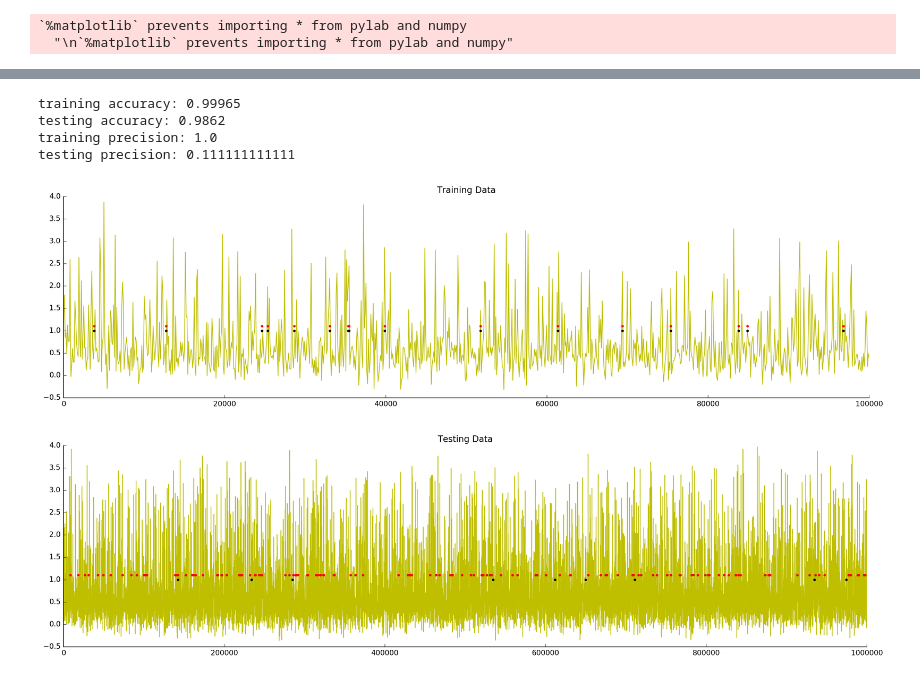
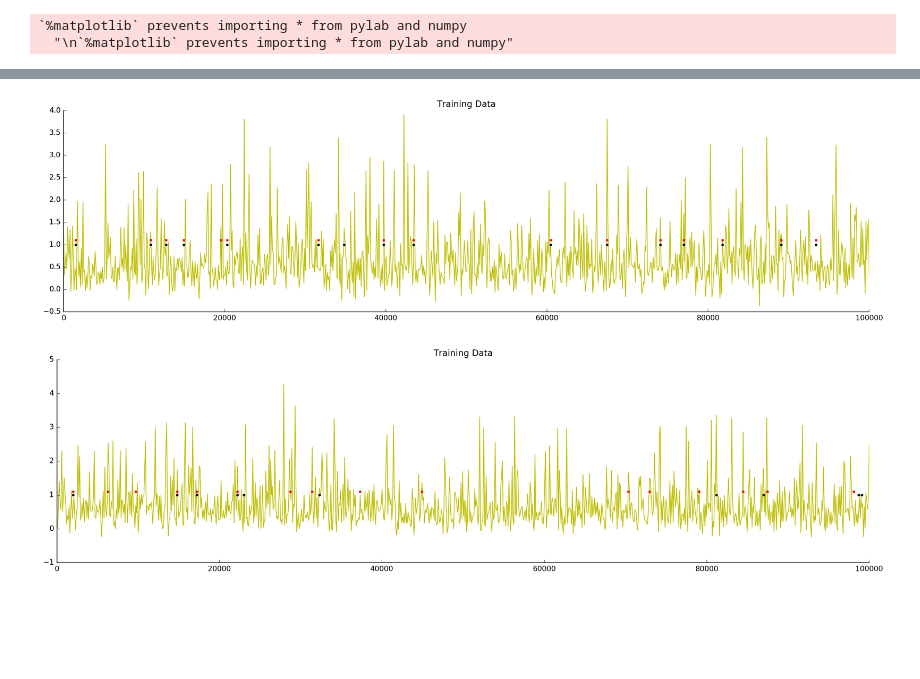
Before and after one commit to torbenator/calcium_spikes, a Jupyter notebook: calcium_imaging.ipynb, the cells around one changed output, grey strips where cells are left out. Saved outputs shown, nothing was run; the diff lists cells and outputs as text; code cells hidden in the pictures; blank space fills up the shorter version.

Commit message:
organizing and norming calcium data. xgboost does well.

```diff
--- a/calcium_imaging.ipynb
+++ b/calcium_imaging.ipynb
@@ -48,4 +85,5 @@ srate = int(np.floor(this_entry['fps'])) # frames per second I think
 # %%
+
 def build_offset_features(raw_dat,n_offsets, forward=True, backward=True, verbose=False):
     '''
     Builds a feature matrix of imaging data n points away
@@ -73,17 +111,19 @@ def build_offset_features(raw_dat,n_offsets, forward=True, backward=True, verbos
 
     return output_mat[1:,:]
 
+
 def build_derivative_features(raw_dat):
     pre_diff=np.zeros(raw_dat.shape)
     post_diff=np.zeros(raw_dat.shape)
     diff2=np.zeros(raw_dat.shape)
 
     pre_diff[0,0:-1] = np.diff(raw_dat)
-    post_diff[0,0:-1] = np.diff(raw_dat)
+    post_diff[0,1:] = np.diff(raw_dat)
 
     diff2[0,1:-1] = np.diff(np.diff(raw_dat))
 
     return np.vstack([pre_diff,post_diff,diff2])
+
 
 def build_smoothed_features(raw_dat,n_smooths=5):
 
@@ -93,3 +133,13 @@ def build_smoothed_features(raw_dat,n_smooths=5):
         smooth_mat[n,:]=scipy.signal.medfilt(raw_dat[0,:],this_medfilt)
         this_medfilt+=2
     return smooth_mat
+
+
+def gkern(kernlen=21, nsig=3):
+    """Returns a 1D Gaussian kernel array."""
+
+    interval = (2*nsig+1.)/(kernlen)
+    x = np.linspace(-nsig-interval/2., nsig+interval/2., kernlen+1)
+    kern1d = np.diff(st.norm.cdf(x))
+
+    return kern1d
@@ -116,8 +195,11 @@ plt.plot(calcium_feature_mat[:,:1000].T);
 # %%
 
-toy_calcium = calcium_feature_mat[:,0:50000]
-toy_spikes = spikes[0,0:50000]
-
-X_train, X_test, y_train, y_test = train_test_split(toy_calcium.T, toy_spikes.T, test_size=0.2, random_state=0)
-print X_train.shape
+# toy_calcium = calcium_feature_mat[:,0:50000]
+# toy_spikes = spikes[0,0:50000]
+all_spikes[all_spikes>1]=1
+X_train, X_test, y_train, y_test = train_test_split(calcium_feature_mat.T, all_spikes.T, test_size=0.2, random_state=0)
+print(X_train.shape)
+print(X_test.shape)
+print(y_train.shape)
+print(y_test.shape)
 # %% [output]
@@ -157,20 +283,3 @@ scores = model.get_score(importance_type='gain')
-# %%
-Yr_rounded = np.array([round(i) for i in Yr]);
-Yt_rounded = np.array([round(i) for i in Yt]);
-train_accuracy = accuracy_score(y_train,Yr_rounded)
-print 'training accuracy: ' + str(train_accuracy)
-test_accuracy = accuracy_score(y_test,Yt_rounded)
-print 'testing accuracy: ' + str(test_accuracy)
-
-train_precision = precision_score(y_train,Yr_rounded)
-print 'training precision: ' + str(train_precision)
-test_precision = precision_score(y_test,Yt_rounded)
-print 'testing precision: ' + str(test_precision)
-# %% [output]
-training accuracy: 0.99965
-testing accuracy: 0.9862
-training precision: 1.0
-testing precision: 0.111111111111
 # %%
 zoom_inds = [0,1000]
 x_axis = np.linspace(zoom_inds[0],srate*zoom_inds[1],zoom_inds[1]-zoom_inds[0])
@@ -179,41 +288,41 @@ fig = plt.figure(figsize=(20,5))
 ax1 = fig.add_subplot(1,1,1)
 ax1.plot(x_axis,X_train[zoom_inds[0]:zoom_inds[1],0],'y')
 ax1.set_title('Training Data')
-plotting_Yr = Yr_rounded[zoom_inds[0]:zoom_inds[1]]
+
+plotting_Yr = Yr_rounded[zoom_inds[0]:zoom_inds[1]].T
 inds = np.where(plotting_Yr)
 ax1.plot(x_axis[inds],plotting_Yr[inds],'k.')
-plotting_y_train = y_train[zoom_inds[0]:zoom_inds[1]]
-inds = np.where(plotting_y_train)
-ax1.plot(x_axis[inds],plotting_y_train[inds]+0.1,'r.')
+plotting_y_train = y_train[zoom_inds[0]:zoom_inds[1]].T
+inds = np.where(plotting_y_train[0,:])
+ax1.plot(x_axis[inds[0]],plotting_y_train[0,inds[0]]+0.1,'r.')
 
 ax1.spines['right'].set_visible(False)
 ax1.spines['top'].set_visible(False)
 ax1.xaxis.set_ticks_position('bottom')
 ax1.yaxis.set_ticks_position('left')
 # %% [output]
-[figure, old version]
+[figure, new version]
 # %%
-zoom_inds = [0,10000]
+zoom_inds = [0,1000]
 x_axis = np.linspace(zoom_inds[0],srate*zoom_inds[1],zoom_inds[1]-zoom_inds[0])
 
 fig = plt.figure(figsize=(20,5))
 ax1 = fig.add_subplot(1,1,1)
-ax1.set_title('Testing Data')
 ax1.plot(x_axis,X_test[zoom_inds[0]:zoom_inds[1],0],'y')
-#ax1.plot(Yr,'b')
-# nonzeros
-plotting_Yt = Yt_rounded[zoom_inds[0]:zoom_inds[1]]
+ax1.set_title('Training Data')
+
+plotting_Yt = Yt_rounded[zoom_inds[0]:zoom_inds[1]].T
 inds = np.where(plotting_Yt)
 ax1.plot(x_axis[inds],plotting_Yt[inds],'k.')
-plotting_y_test = y_test[zoom_inds[0]:zoom_inds[1]]
-inds = np.where(plotting_y_test)
-ax1.plot(x_axis[inds],plotting_y_test[inds]+0.1,'r.')
+plotting_y_test = y_test[zoom_inds[0]:zoom_inds[1]].T
+inds = np.where(plotting_y_test[0,:])
+ax1.plot(x_axis[inds[0]],plotting_y_test[0,inds[0]]+0.1,'r.')
 
 ax1.spines['right'].set_visible(False)
 ax1.spines['top'].set_visible(False)
 ax1.xaxis.set_ticks_position('bottom')
 ax1.yaxis.set_ticks_position('left')
 # %% [output]
-[figure, old version]
+[figure, new version]
 # %%
 
```
Also changed, not shown: parts of 12 cells of this notebook.
